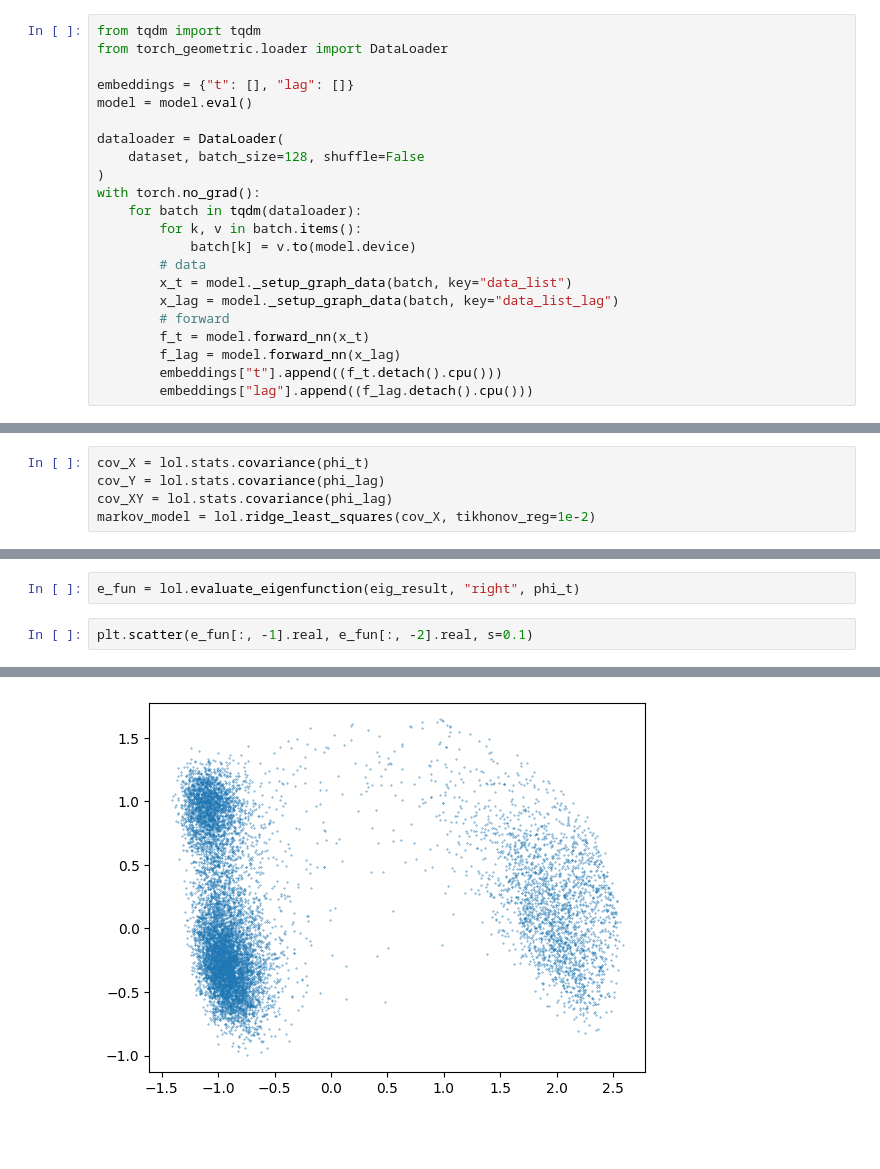
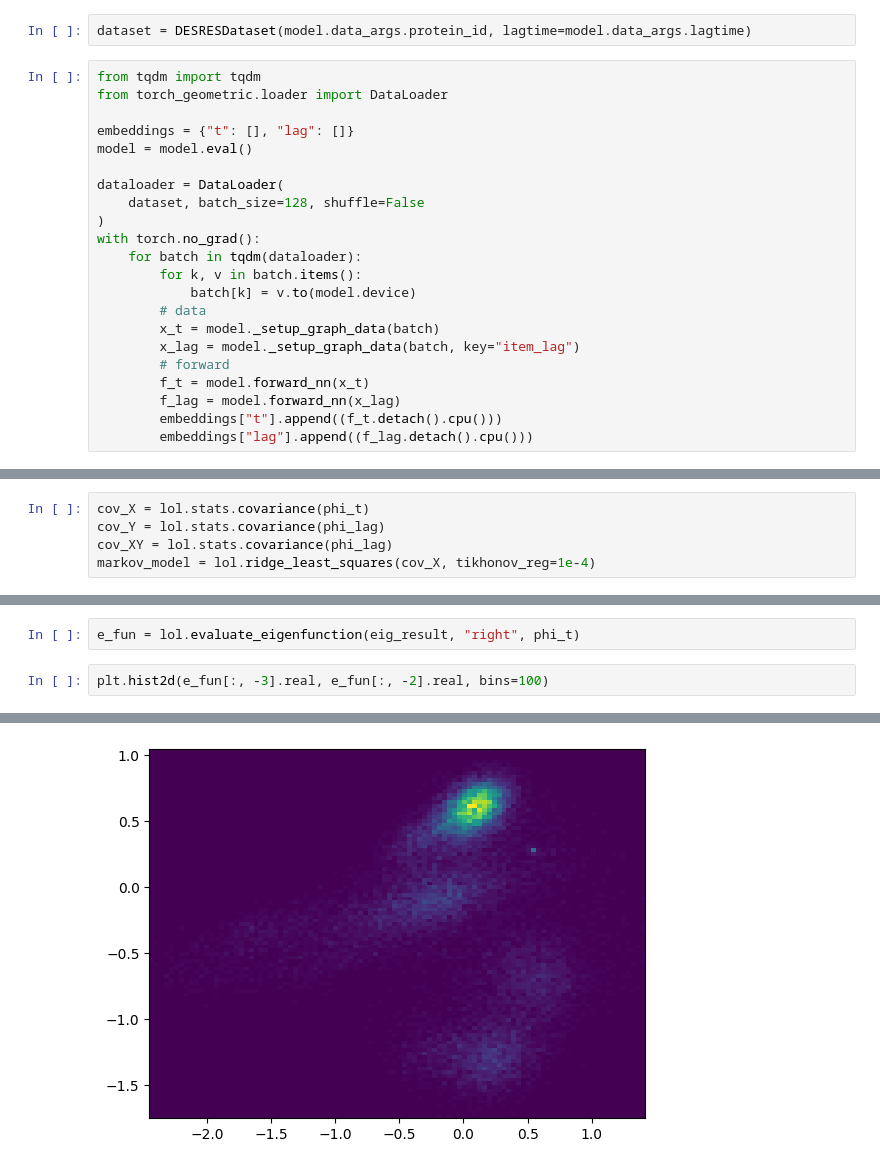
Before and after one commit to pietronvll/encoderops, a Jupyter notebook: scratch.ipynb, the cells around one changed output, grey strips where cells are left out. Cells and saved outputs as stored; diff of their text form; blank space fills up the shorter version.

```diff
--- a/scratch.ipynb
+++ b/scratch.ipynb
@@ -31,3 +14,5 @@ KeyboardInterrupt:
+# %%
+dataset = DESRESDataset(model.data_args.protein_id, lagtime=model.data_args.lagtime)
 # %%
 from tqdm import tqdm
 from torch_geometric.loader import DataLoader
@@ -43,8 +28,8 @@ with torch.no_grad():
         for k, v in batch.items():
             batch[k] = v.to(model.device)
         # data
-        x_t = model._setup_graph_data(batch, key="data_list")
-        x_lag = model._setup_graph_data(batch, key="data_list_lag")
+        x_t = model._setup_graph_data(batch)
+        x_lag = model._setup_graph_data(batch, key="item_lag")
         # forward
         f_t = model.forward_nn(x_t)
         f_lag = model.forward_nn(x_lag)
@@ -57,7 +42,7 @@ phi_lag = torch.cat(embeddings["lag"])
 cov_X = lol.stats.covariance(phi_t)
 cov_Y = lol.stats.covariance(phi_lag)
 cov_XY = lol.stats.covariance(phi_lag)
-markov_model = lol.ridge_least_squares(cov_X, tikhonov_reg=1e-2)
+markov_model = lol.ridge_least_squares(cov_X, tikhonov_reg=1e-4)
 # %%
 markov_model
 # %% [output]
@@ -136,6 +109,6 @@ eig_result = lol.eig(markov_model, cov_XY)
 # %%
 e_fun = lol.evaluate_eigenfunction(eig_result, "right", phi_t)
 # %%
-plt.scatter(e_fun[:, -1].real, e_fun[:, -2].real, s=0.1)
+plt.hist2d(e_fun[:, -3].real, e_fun[:, -2].real, bins=100)
 # %% [output]
 [interactive output not drawn]
@@ -143 +133 @@ plt.scatter(e_fun[:, -1].real, e_fun[:, -2].real, s=0.1)
-[figure, old version]
+[figure, new version]
```
Also changed, not shown: parts of 10 cells of this notebook.
